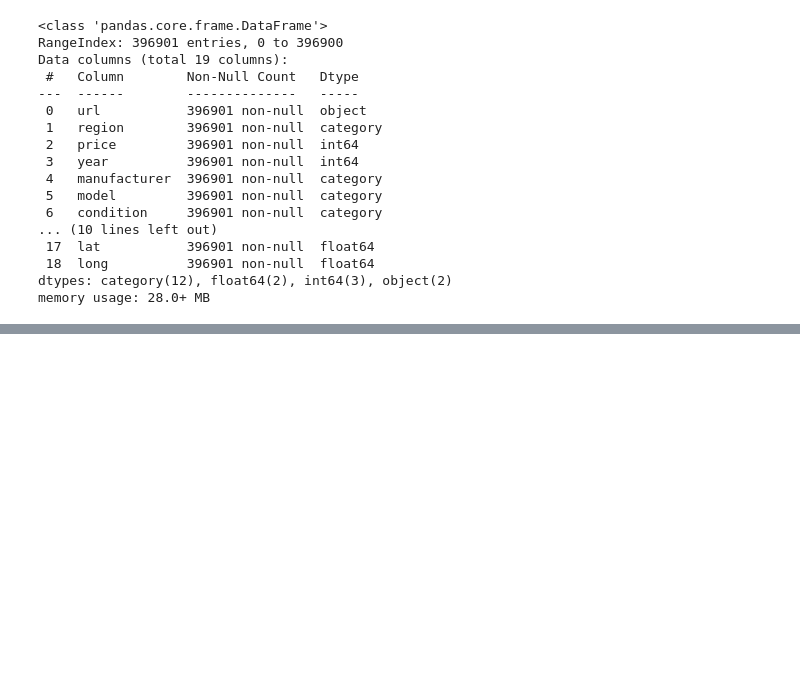
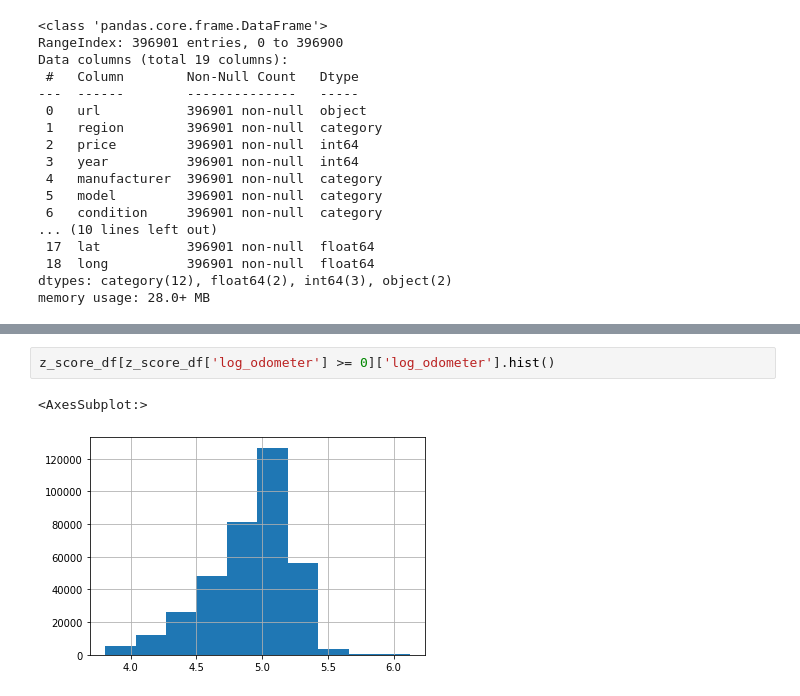
Before and after one commit to mbs8/IF679-ciencia-de-dados, a Jupyter notebook: notebooks/2-pre_processing.ipynb, the cells around one changed output, grey strips where cells are left out. Cells and saved outputs as stored; diff of their text form; blank space fills up the shorter version.

```diff
--- a/notebooks/2-pre_processing.ipynb
+++ b/notebooks/2-pre_processing.ipynb
@@ -437,0 +507,5 @@ AttributeError: 'Index' object has no attribute 'hist'
+# %%
+z_score_df[z_score_df['log_odometer'] >= 0]['log_odometer'].hist()
+# %% [output]
+<AxesSubplot:>
+[figure, added]
```
Also changed, not shown: parts of 32 cells of this notebook, 2 other files.
